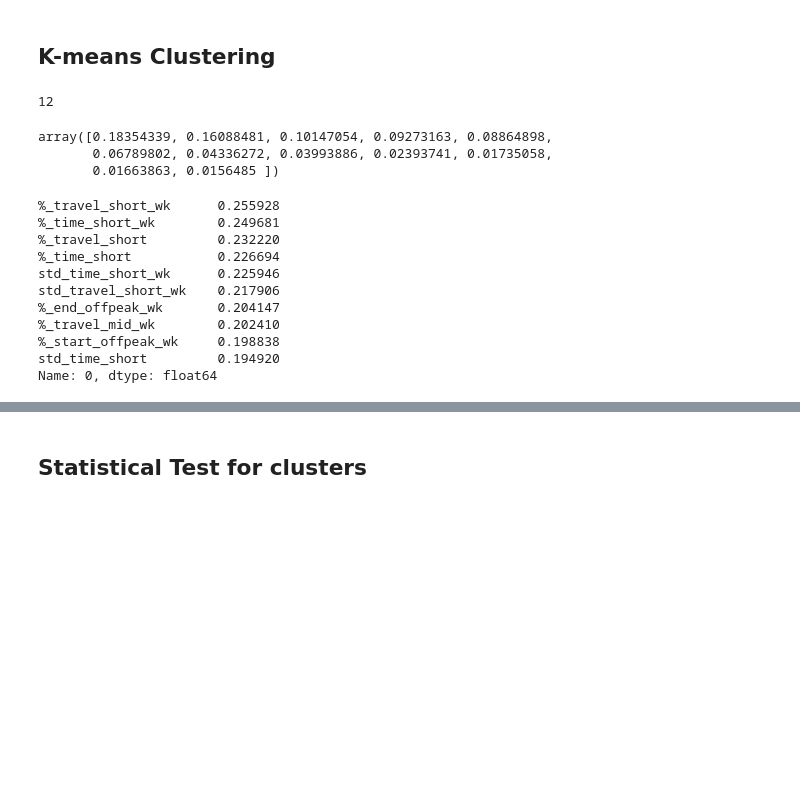
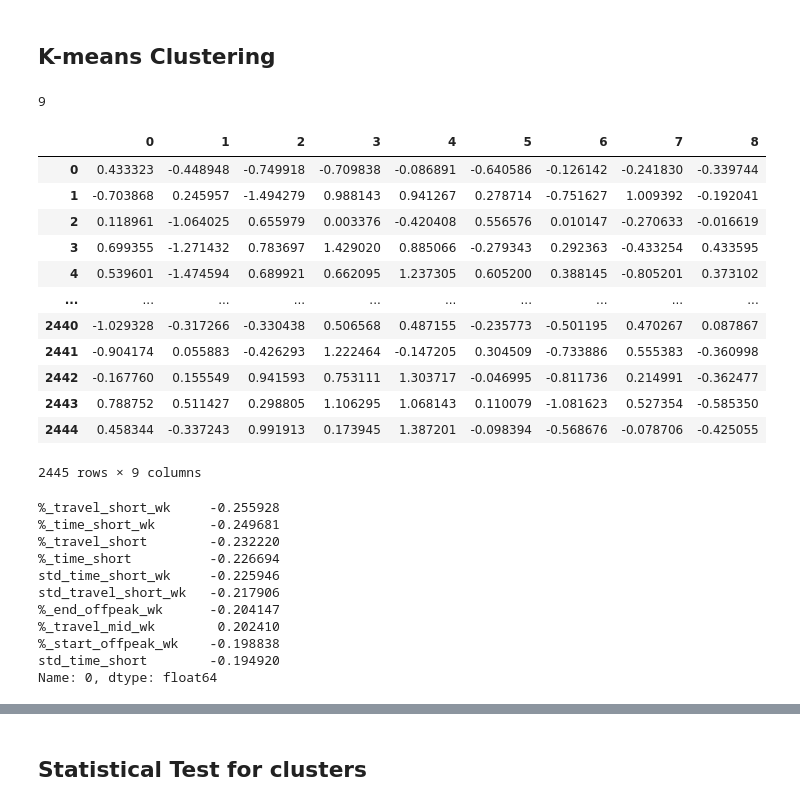
Before and after one commit to arashk1990/covid19mobility, a Jupyter notebook: models/clustering.ipynb, the cells around one changed output, grey strips where cells are left out. Drawn from its saved outputs; the diff is of its cells as text; code cells hidden in the pictures; blank space fills up the shorter version.

```diff
--- a/models/clustering.ipynb
+++ b/models/clustering.ipynb
@@ -52,34 +52,44 @@ scaler = MinMaxScaler()
 x = scaler.fit_transform(x)
 #pca
 #keep 85% of variance explained by selected components
-pca = PCA(n_components=0.85)
+pca = PCA(n_components=0.80)
 principalComponents = pca.fit_transform(x)
 pca.n_components_
 #12 components are selected
 # %% [output]
-12
+9
-# %%
-pca.explained_variance_ratio_
-# %% [output]
-array([0.18354339, 0.16088481, 0.10147054, 0.09273163, 0.08864898,
-       0.06789802, 0.04336272, 0.03993886, 0.02393741, 0.01735058,
-       0.01663863, 0.0156485 ])
+# %%
+pd.DataFrame(principalComponents)
+# %% [output]
+|  | 0 | 1 | 2 | 3 | 4 | 5 | 6 | 7 | 8 |
+| 0 | 0.433323 | -0.448948 | -0.749918 | -0.709838 | -0.086891 | -0.640586 | -0.126142 | -0.241830 | -0.339744 |
+| 1 | -0.703868 | 0.245957 | -1.494279 | 0.988143 | 0.941267 | 0.278714 | -0.751627 | 1.009392 | -0.192041 |
+| 2 | 0.118961 | -1.064025 | 0.655979 | 0.003376 | -0.420408 | 0.556576 | 0.010147 | -0.270633 | -0.016619 |
+| 3 | 0.699355 | -1.271432 | 0.783697 | 1.429020 | 0.885066 | -0.279343 | 0.292363 | -0.433254 | 0.433595 |
+| 4 | 0.539601 | -1.474594 | 0.689921 | 0.662095 | 1.237305 | 0.605200 | 0.388145 | -0.805201 | 0.373102 |
+| ... | ... | ... | ... | ... | ... | ... | ... | ... | ... |
+| 2440 | -1.029328 | -0.317266 | -0.330438 | 0.506568 | 0.487155 | -0.235773 | -0.501195 | 0.470267 | 0.087867 |
+| 2441 | -0.904174 | 0.055883 | -0.426293 | 1.222464 | -0.147205 | 0.304509 | -0.733886 | 0.555383 | -0.360998 |
+| 2442 | -0.167760 | 0.155549 | 0.941593 | 0.753111 | 1.303717 | -0.046995 | -0.811736 | 0.214991 | -0.362477 |
+| 2443 | 0.788752 | 0.511427 | 0.298805 | 1.106295 | 1.068143 | 0.110079 | -1.081623 | 0.527354 | -0.585350 |
+| 2444 | 0.458344 | -0.337243 | 0.991913 | 0.173945 | 1.387201 | -0.098394 | -0.568676 | -0.078706 | -0.425055 |
+2445 rows × 9 columns
 # %%
 #component big contributers
 #TOP 10 vars
 #PC1
-pd.DataFrame(pca.components_,columns=mobility.columns).iloc[0,:].abs()\
-.sort_values(ascending=False)[0:10]
-# PC1: Mainly short (time and distance) travel times, percentage and std
+pd.DataFrame(pca.components_,columns=mobility.columns).iloc[0,:]\
+.sort_values(ascending=False,key=abs)[0:10]
+# PC1: NOT having shorter travel times and distances, percentage and std
 # %% [output]
-%_travel_short_wk      0.255928
-%_time_short_wk        0.249681
-%_travel_short         0.232220
-%_time_short           0.226694
-std_time_short_wk      0.225946
-std_travel_short_wk    0.217906
-%_end_offpeak_wk       0.204147
+%_travel_short_wk     -0.255928
+%_time_short_wk       -0.249681
+%_travel_short        -0.232220
+%_time_short          -0.226694
+std_time_short_wk     -0.225946
+std_travel_short_wk   -0.217906
+%_end_offpeak_wk      -0.204147
 %_travel_mid_wk        0.202410
-%_start_offpeak_wk     0.198838
-std_time_short         0.194920
+%_start_offpeak_wk    -0.198838
+std_time_short        -0.194920
 Name: 0, dtype: float64
```
Also changed, not shown: parts of 21 cells of this notebook.
